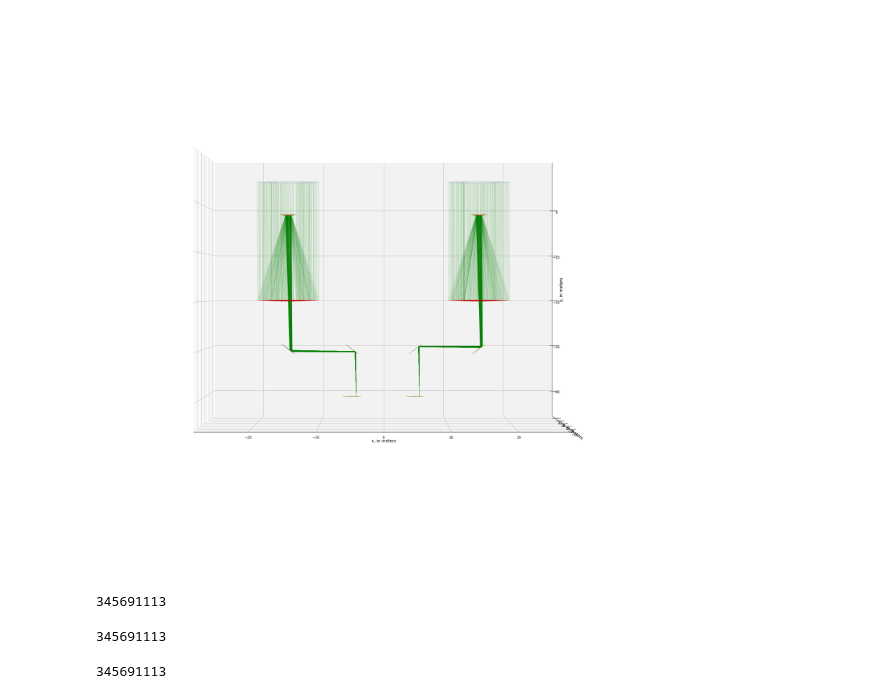
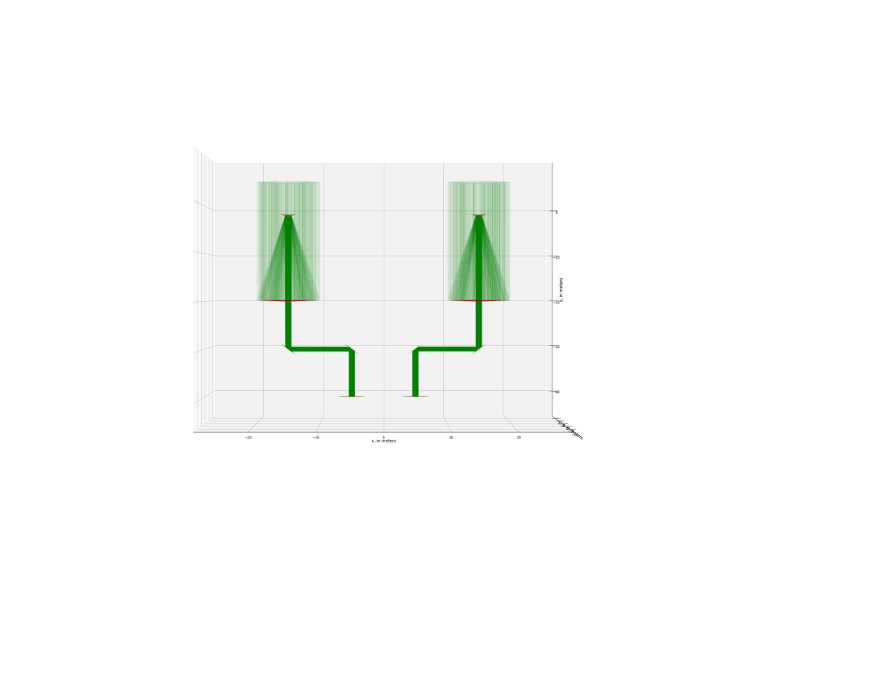
Before and after one commit to pigsboss/pimms, a Jupyter notebook: notes/raytracing.ipynb, the cells around one changed output. Drawn from its saved outputs; the diff is of its cells as text; code cells hidden in the pictures; blank space fills up the shorter version.

```diff
--- a/notes/raytracing.ipynb
+++ b/notes/raytracing.ipynb
@@ -1,42 +1,34 @@
 # %%
 import pimms.optics as op
 import copy
 reload(op)
 m0=op.SymmetricQuadricMirror(4., 10.,  f=np.inf, g=np.inf, b=(-1,-1),p=(0,0,5))
 m1=op.SymmetricQuadricMirror(2., 10.,  f=20.,    g=np.inf, b=(1,1))
-m2=op.SymmetricQuadricMirror(0.,  2.5, f=2.,     g=-48,    b=(1,1))
+m2=op.SymmetricQuadricMirror(0.,  2.5, f=2.,     g=np.inf,    b=(1,1))
 m3=op.SymmetricQuadricMirror(0.,  3.,  f=np.inf, g=np.inf, b=(1,1), p=(0,0,-30), q=op.quat.from_angles(0., np.pi/4.))
 m4=op.SymmetricQuadricMirror(0.,  3.,  f=np.inf, g=np.inf, b=(1,1), p=(-10.,0,-30.), q=op.quat.from_angles(0., np.pi/4.))
-d1=op.SymmetricQuadricMirror(0.,  3.,  f=np.inf, g=np.inf, b=(0,0), p=(-10,0,-40))
+d1=op.Detector(3.,  64, p=(-10,0,-40))
 m0.is_virtual=True
 m0.is_entrance=True
 m1.is_primary=True
 assembly=op.OpticalAssembly()
 assembly.add_part(m0)
 assembly.add_part(m1)
 assembly.add_part(m2)
 assembly.add_part(m3)
 assembly.add_part(m4)
 assembly.add_part(d1)
 new_assembly=copy.deepcopy(assembly)
 assembly.move([15,0,0])
 new_assembly.rotate(op.quat.from_angles(np.pi, 0.))
 new_assembly.move([-15,0,0])
 assembly.join(new_assembly)
 del new_assembly
-s=op.LightSource((np.pi,np.deg2rad(5./60.),np.inf))
-p,q=s(assembly.get_entrance(), 500, 1e-3)
+s=op.LightSource((np.pi,np.deg2rad(5./3600.),np.inf))
+p,q=s(assembly.get_entrance(), 1000, 1)
 trace,seq=assembly.trace(q,steps=6)
 fig=plt.figure(figsize=(30,30))
 ax=fig.add_subplot(111,projection='3d')
 trigs,zs,extent=assembly.draw(axes=ax,draw_virtual=True,raytrace=trace,view_angles=(0, -90))
 # %% [output]
-[figure, old version]
+[figure, new version]
-# %%
-hash(m0)
-# %% [output]
-345691113
-# %%
-hash(assembly.parts[0])
-# %% [output]
-345691113
@@ -45,4 +34,0 @@ m0.name='entrance 0'
-# %%
-hash(m0)
-# %% [output]
-345691113
```
Also changed, not shown: parts of 16 cells of this notebook, 1 other file.
